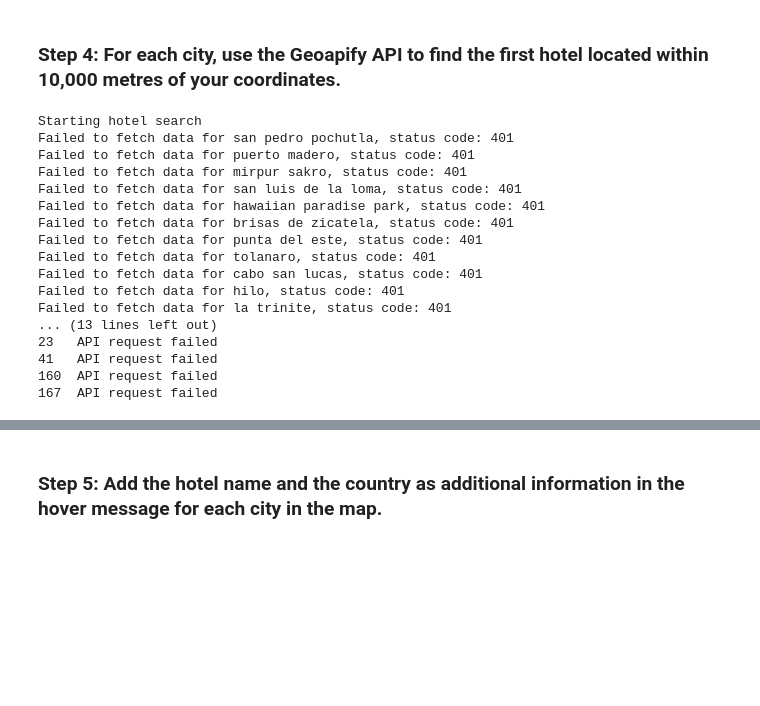
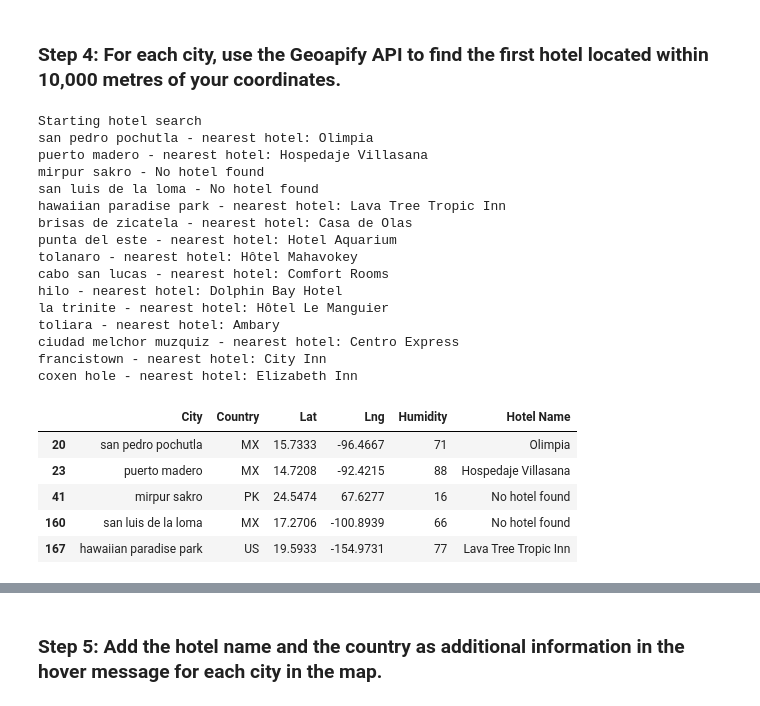
Before and after one commit to 44Jacob/Weather-API-Analysis, a Jupyter notebook: VacationPy.ipynb, the cells around one changed output, grey strips where cells are left out. Saved outputs shown, nothing was run; the diff lists cells and outputs as text; code cells hidden in the pictures; blank space fills up the shorter version.

```diff
--- a/VacationPy.ipynb
+++ b/VacationPy.ipynb
@@ -129,61 +107,64 @@ import pandas as pd
 # Assuming hotel_df is defined with columns ['City', 'Country', 'Lat', 'Lng']
 
 # Set the search radius, in meters
-radius = 10000  # 10,000 meters
-
 # Set base URL for Geoapify Places API
 base_url = "https://api.geoapify.com/v2/places"
 
 print("Starting hotel search")
 
 # Iterate through the hotel_df DataFrame
 for index, row in hotel_df.iterrows():
     # Define API parameters for each city
     params = {
-        "lat": row['Lat'],
-        "lon": row['Lng'],
-        "filter": f"radius:{radius}",
-        "type": "accommodation",
-        "limit": 1,  # Only fetch the first result
-        "apiKey": "geoapify_key"  # Replace with your actual Geoapify API key
+        "filter":f'circle:{row.Lng},{row.Lat},30000',
+        "categories": "accommodation.hotel",
+        "bias": f"proximity:{row.Lng},{row.Lat}",
+        "limit": 5,  # Only fetch the first result
+        "apiKey": geoapify_key  # Replace with your actual Geoapify API key
     }
 
     # Make the API request
     response = requests.get(base_url, params=params)
 
     # Check if the request was successful
     if response.status_code == 200:
         data = response.json()
 
         # Extract the hotel name from the first result, if available
         if data['features']:
             hotel_name = data['features'][0]['properties']['name']
             hotel_df.loc[index, "Hotel Name"] = hotel_name
             print(f"{row['City']} - nearest hotel: {hotel_name}")
         else:
             hotel_df.loc[index, "Hotel Name"] = "No hotel found"
             print(f"{row['City']} - No hotel found")
     else:
         print(f"Failed to fetch data for {row['City']}, status code: {response.status_code}")
         hotel_df.loc[index, "Hotel Name"] = "API request failed"
 
 # Display a sample of the DataFrame to verify the results
-print(hotel_df.head())
+hotel_df.dropna(inplace=True)
+hotel_df.head()
 # %% [output]
 Starting hotel search
-Failed to fetch data for san pedro pochutla, status code: 401
-Failed to fetch data for puerto madero, status code: 401
-Failed to fetch data for mirpur sakro, status code: 401
-Failed to fetch data for san luis de la loma, status code: 401
-Failed to fetch data for hawaiian paradise park, status code: 401
-Failed to fetch data for brisas de zicatela, status code: 401
-Failed to fetch data for punta del este, status code: 401
-Failed to fetch data for tolanaro, status code: 401
-Failed to fetch data for cabo san lucas, status code: 401
-Failed to fetch data for hilo, status code: 401
-Failed to fetch data for la trinite, status code: 401
-... (13 lines left out)
-23   API request failed
-41   API request failed
-160  API request failed
-167  API request failed
+san pedro pochutla - nearest hotel: Olimpia
+puerto madero - nearest hotel: Hospedaje Villasana
+mirpur sakro - No hotel found
+san luis de la loma - No hotel found
+hawaiian paradise park - nearest hotel: Lava Tree Tropic Inn
+brisas de zicatela - nearest hotel: Casa de Olas
+punta del este - nearest hotel: Hotel Aquarium
+tolanaro - nearest hotel: Hôtel Mahavokey
+cabo san lucas - nearest hotel: Comfort Rooms
+hilo - nearest hotel: Dolphin Bay Hotel
+la trinite - nearest hotel: Hôtel Le Manguier
+toliara - nearest hotel: Ambary
+ciudad melchor muzquiz - nearest hotel: Centro Express
+francistown - nearest hotel: City Inn
+coxen hole - nearest hotel: Elizabeth Inn
+|  | City | Country | Lat | Lng | Humidity | Hotel Name |
+| 20 | san pedro pochutla | MX | 15.7333 | -96.4667 | 71 | Olimpia |
+| 23 | puerto madero | MX | 14.7208 | -92.4215 | 88 | Hospedaje Villasana |
+| 41 | mirpur sakro | PK | 24.5474 | 67.6277 | 16 | No hotel found |
+| 160 | san luis de la loma | MX | 17.2706 | -100.8939 | 66 | No hotel found |
+| 167 | hawaiian paradise park | US | 19.5933 | -154.9731 | 77 | Lava Tree Tropic Inn |
```
Also changed, not shown: parts of 6 cells of this notebook, 1 other file.
